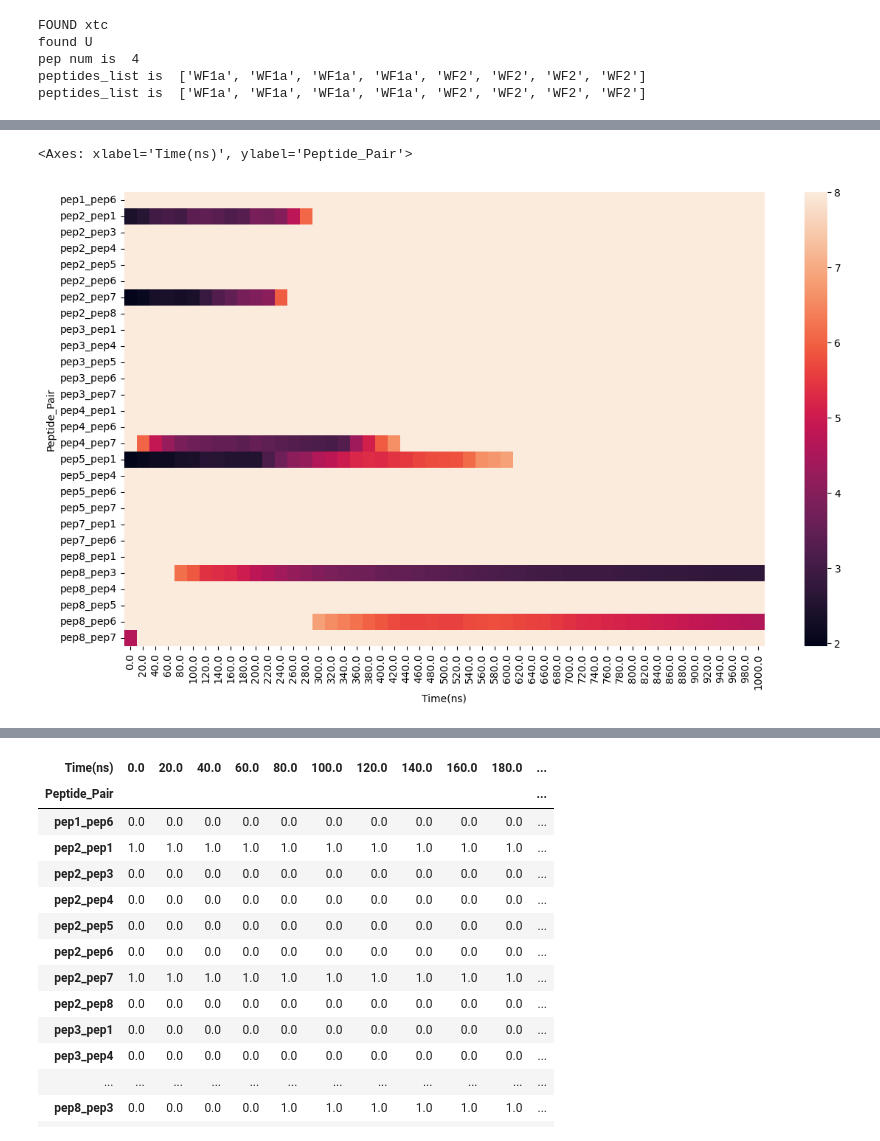
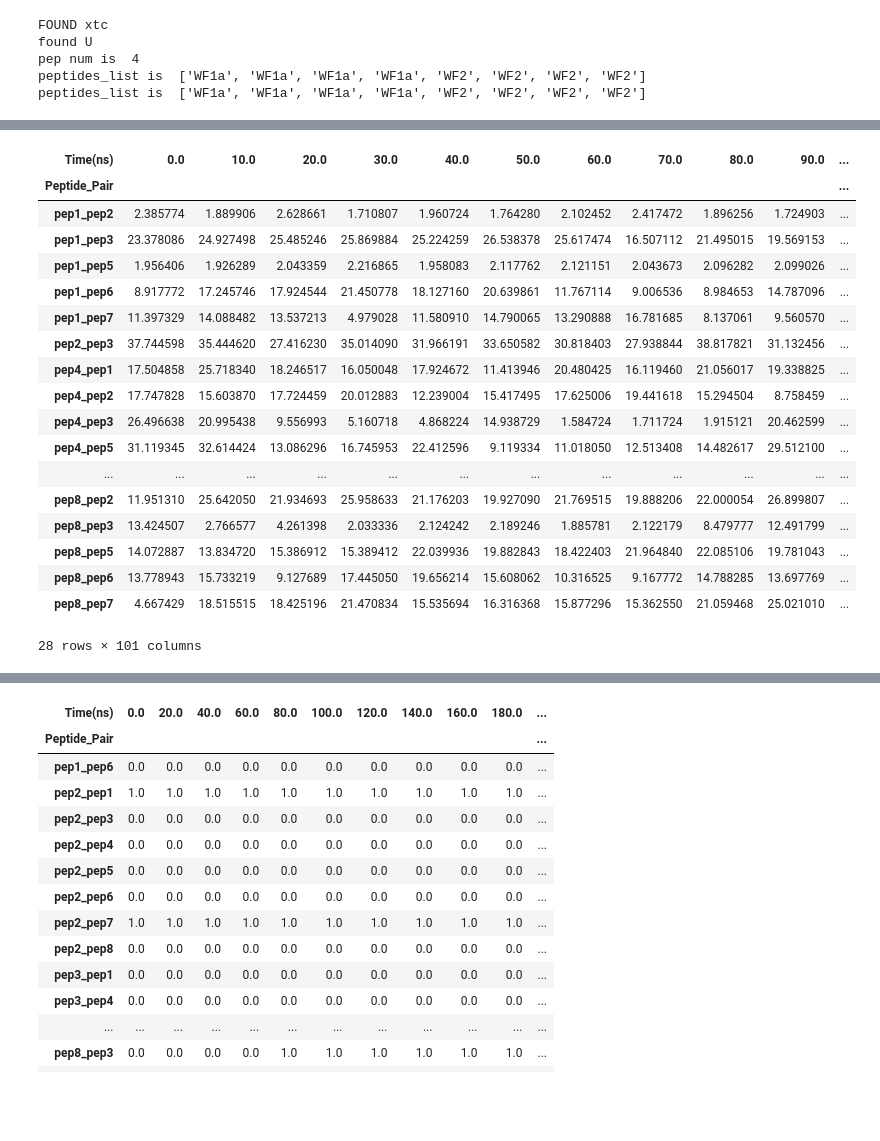
Before and after one commit to miruuna/WF_synergy, a Jupyter notebook: interactions_over_time.ipynb, the cells around one changed output, grey strips where cells are left out. Saved outputs shown, nothing was run; the diff lists cells and outputs as text; code cells hidden in the pictures; blank space fills up the shorter version.

```diff
--- a/interactions_over_time.ipynb
+++ b/interactions_over_time.ipynb
@@ -174,8 +198,26 @@ len(set(df_interactions["Time(ns)"].tolist()))
-# %%
-plt.figure(figsize=(14, 8))
-
-sns.heatmap(df_interactions, xticklabels=True, yticklabels=True)
-# %% [output]
-<Axes: xlabel='Time(ns)', ylabel='Peptide_Pair'>
-[figure, removed]
+# %%
+df_true_or_false = df_interactions[~df_interactions["Peptide_Pair"].isin([
+    "pep1_pep1", "pep2_pep2", "pep3_pep3", "pep4_pep4", "pep5_pep5", "pep6_pep6", "pep7_pep7", "pep8_pep8"])]
+df_true_or_false = df_true_or_false.groupby(["Peptide_Pair", "Time(ns)"])["mindist"].min().unstack(-1)
+df_true_or_false
+# %% [output]
+| Time(ns) | 0.0 | 10.0 | 20.0 | 30.0 | 40.0 | 50.0 | 60.0 | 70.0 | 80.0 | 90.0 | ... |
+| Peptide_Pair |  |  |  |  |  |  |  |  |  |  | ... |
+| pep1_pep2 | 2.385774 | 1.889906 | 2.628661 | 1.710807 | 1.960724 | 1.764280 | 2.102452 | 2.417472 | 1.896256 | 1.724903 | ... |
+| pep1_pep3 | 23.378086 | 24.927498 | 25.485246 | 25.869884 | 25.224259 | 26.538378 | 25.617474 | 16.507112 | 21.495015 | 19.569153 | ... |
+| pep1_pep5 | 1.956406 | 1.926289 | 2.043359 | 2.216865 | 1.958083 | 2.117762 | 2.121151 | 2.043673 | 2.096282 | 2.099026 | ... |
+| pep1_pep6 | 8.917772 | 17.245746 | 17.924544 | 21.450778 | 18.127160 | 20.639861 | 11.767114 | 9.006536 | 8.984653 | 14.787096 | ... |
+| pep1_pep7 | 11.397329 | 14.088482 | 13.537213 | 4.979028 | 11.580910 | 14.790065 | 13.290888 | 16.781685 | 8.137061 | 9.560570 | ... |
+| pep2_pep3 | 37.744598 | 35.444620 | 27.416230 | 35.014090 | 31.966191 | 33.650582 | 30.818403 | 27.938844 | 38.817821 | 31.132456 | ... |
+| pep4_pep1 | 17.504858 | 25.718340 | 18.246517 | 16.050048 | 17.924672 | 11.413946 | 20.480425 | 16.119460 | 21.056017 | 19.338825 | ... |
+| pep4_pep2 | 17.747828 | 15.603870 | 17.724459 | 20.012883 | 12.239004 | 15.417495 | 17.625006 | 19.441618 | 15.294504 | 8.758459 | ... |
+| pep4_pep3 | 26.496638 | 20.995438 | 9.556993 | 5.160718 | 4.868224 | 14.938729 | 1.584724 | 1.711724 | 1.915121 | 20.462599 | ... |
+| pep4_pep5 | 31.119345 | 32.614424 | 13.086296 | 16.745953 | 22.412596 | 9.119334 | 11.018050 | 12.513408 | 14.482617 | 29.512100 | ... |
+| ... | ... | ... | ... | ... | ... | ... | ... | ... | ... | ... | ... |
+| pep8_pep2 | 11.951310 | 25.642050 | 21.934693 | 25.958633 | 21.176203 | 19.927090 | 21.769515 | 19.888206 | 22.000054 | 26.899807 | ... |
+| pep8_pep3 | 13.424507 | 2.766577 | 4.261398 | 2.033336 | 2.124242 | 2.189246 | 1.885781 | 2.122179 | 8.479777 | 12.491799 | ... |
+| pep8_pep5 | 14.072887 | 13.834720 | 15.386912 | 15.389412 | 22.039936 | 19.882843 | 18.422403 | 21.964840 | 22.085106 | 19.781043 | ... |
+| pep8_pep6 | 13.778943 | 15.733219 | 9.127689 | 17.445050 | 19.656214 | 15.608062 | 10.316525 | 9.167772 | 14.788285 | 13.697769 | ... |
+| pep8_pep7 | 4.667429 | 18.515515 | 18.425196 | 21.470834 | 15.535694 | 16.316368 | 15.877296 | 15.362550 | 21.059468 | 25.021010 | ... |
+28 rows × 101 columns
 # %%
```
Also changed, not shown: parts of 11 cells of this notebook, 2 other files.
